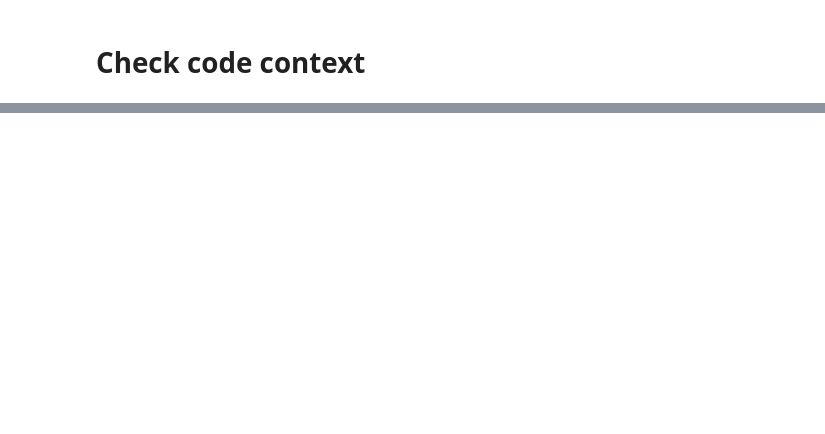
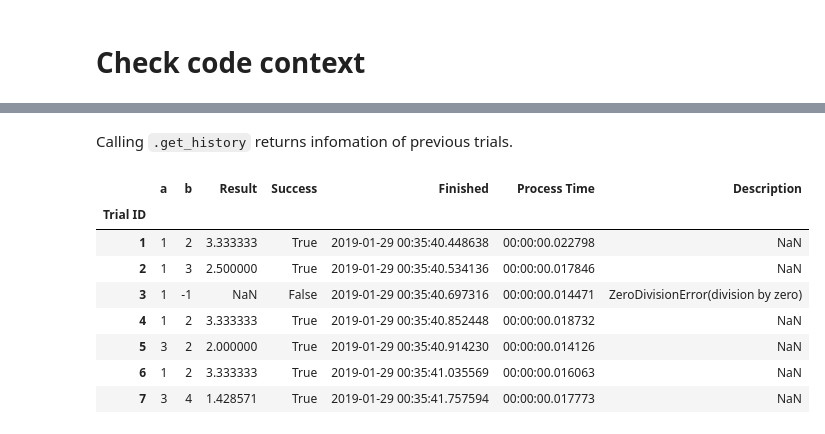
Before and after one commit to sinhrks/daskperiment, a Jupyter notebook: notebook/quickstart.ipynb, the cells around one changed output, grey strips where cells are left out. Cells and saved outputs as stored; diff of their text form; code cells hidden in the pictures; blank space fills up the shorter version.

```diff
--- a/notebook/quickstart.ipynb
+++ b/notebook/quickstart.ipynb
@@ -279,0 +341,2 @@ def calculate_score(s):
+# %%
+ex_new = daskperiment.Experiment(id='quickstart_pj')
@@ -279,0 +352,14 @@ def calculate_score(s):
+# %% [markdown]
+Calling `.get_history` returns infomation of previous trials.
+# %%
+ex_new.get_history()
+# %% [output]
+|  | a | b | Result | Success | Finished | Process Time | Description |
+| Trial ID |  |  |  |  |  |  |  |
+| 1 | 1 | 2 | 3.333333 | True | 2019-01-29 00:35:40.448638 | 00:00:00.022798 | NaN |
+| 2 | 1 | 3 | 2.500000 | True | 2019-01-29 00:35:40.534136 | 00:00:00.017846 | NaN |
+| 3 | 1 | -1 | NaN | False | 2019-01-29 00:35:40.697316 | 00:00:00.014471 | ZeroDivisionError(division by zero) |
+| 4 | 1 | 2 | 3.333333 | True | 2019-01-29 00:35:40.852448 | 00:00:00.018732 | NaN |
+| 5 | 3 | 2 | 2.000000 | True | 2019-01-29 00:35:40.914230 | 00:00:00.014126 | NaN |
+| 6 | 1 | 2 | 3.333333 | True | 2019-01-29 00:35:41.035569 | 00:00:00.016063 | NaN |
+| 7 | 3 | 4 | 1.428571 | True | 2019-01-29 00:35:41.757594 | 00:00:00.017773 | NaN |
```
Also changed, not shown: parts of 44 cells of this notebook, 15 other files.
